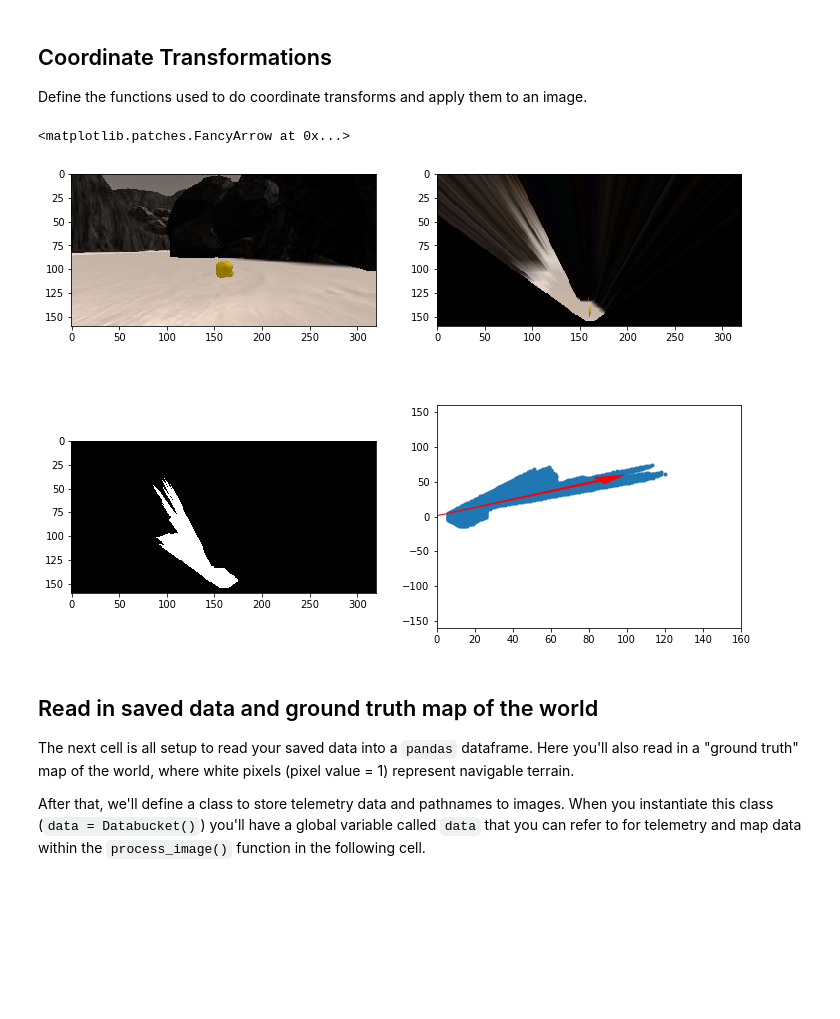
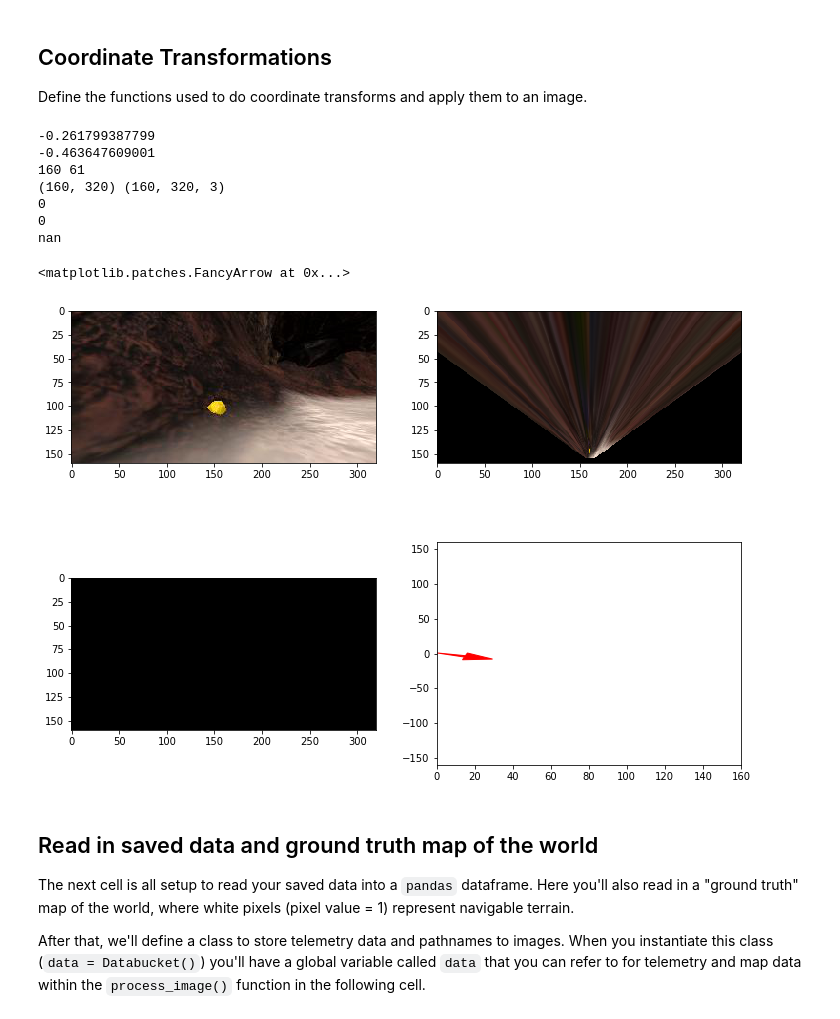
Before and after one commit to sbagadi/RoboND-Rover-Project, a Jupyter notebook: code/Rover_Project_Test_Notebook.ipynb, the cells around one changed output. Drawn from its saved outputs; the diff is of its cells as text; code cells hidden in the pictures; blank space fills up the shorter version.

```diff
--- a/code/Rover_Project_Test_Notebook.ipynb
+++ b/code/Rover_Project_Test_Notebook.ipynb
@@ -117,7 +123,7 @@ Define the color thresholding function from the lesson and apply it to the warpe
 # %%
 # Identify pixels above the threshold
 # Threshold of RGB > 160 does a nice job of identifying ground pixels only
-def color_thresh(img, rgb_thresh=(120, 100, -1)):
+def color_thresh(img, rgb_thresh=(160, 160, 160)):
     # Create an array of zeros same xy size as img, but single channel
     color_select = np.zeros_like(img[:,:,0])
     # Require that each pixel be above all three threshold values in RGB
@@ -142,7 +148,7 @@ plt.imshow(threshed, cmap='gray')
 # %%
 # Identify pixels in range.
 # Threshold of 120 < R < 220, 100 < G < 180 and -1 < B < 90 does a nice job of identifying rock samples
-def color_range(img, rgb_thresh_bottom=(120, 100, -1), rgb_thresh_top=(220, 180, 90)):
+def color_range(img, rgb_thresh_bottom=(125, 100, -1), rgb_thresh_top=(200, 180, 90)):
     # Create an array of zeros same xy size as img, but single channel
     color_select = np.zeros_like(img[:,:,0])
     # Requires that each pixel be in between the range for all three threshold values of RGB.
@@ -153,9 +159,14 @@ def color_range(img, rgb_thresh_bottom=(120, 100, -1), rgb_thresh_top=(220, 180,
 
     # Index the arry of zeros with the boolean array and set to 1
     color_select[in_range] = 1
+    print(len(in_range), np.count_nonzero(in_range))
+
+
     # Return the binary image
     return color_select
 
-rock_threshed = color_range(warped)
-plt.imshow(rock_threshed, cmap='gray')
+
+rock_threshed = color_range(rock_img)
+warped = perspect_transform(rock_threshed, source, destination)
+plt.imshow(warped, cmap='gray')
 # %% [output]
@@ -171,7 +210,7 @@ def rover_coords(binary_img):
     # Calculate pixel positions with reference to the rover position being at the
     # center bottom of the image.
     x_pixel = np.absolute(ypos - binary_img.shape[0]).astype(np.float)
-    y_pixel = -(xpos - binary_img.shape[0]).astype(np.float)
+    y_pixel = -(xpos - binary_img.shape[1]/2 ).astype(np.float)
     return x_pixel, y_pixel
 
 # Define a function to convert to radial coords in rover space
@@ -211,41 +250,65 @@ def pix_to_world(xpix, ypix, xpos, ypos, yaw, world_size, scale):
     xpix_tran, ypix_tran = translate_pix(xpix_rot, ypix_rot, xpos, ypos, scale)
     # Perform rotation, translation and clipping all at once
     x_pix_world = np.clip(np.int_(xpix_tran), 0, world_size - 1)
     y_pix_world = np.clip(np.int_(ypix_tran), 0, world_size - 1)
     # Return the result
     return x_pix_world, y_pix_world
 
 # Grab another random image
 # idx = np.random.randint(0, len(img_list)-1)
 # image = mpimg.imread(img_list[idx])
-image = rock_img
+image = pick_upable_rock_img
 warped = perspect_transform(image, source, destination)
 threshed = color_thresh(warped)
 
 # Calculate pixel values in rover-centric coords and distance/angle to all pixels
 xpix, ypix = rover_coords(threshed)
+
 dist, angles = to_polar_coords(xpix, ypix)
 mean_dir = np.mean(angles)
+# np.clip(np.max(angles * 180/np.pi) - 10, -15, 15)
+clip_angle = 15 * (np.pi / 180)
+max_dir = np.clip(np.max(angles) - (13 * np.pi / 180), -clip_angle, clip_angle)
+print(max_dir)
+print(np.max(angles))
+
+rock_threshed = color_range(image)
+rock_threshed = perspect_transform(rock_threshed, source, destination)
+rock_threshed[:, (int)(rock_threshed.shape[1] / 2)] = 0
+rock_xpix, rock_ypix = rover_coords(rock_threshed)
+print(rock_threshed.shape, image.shape)
+rock_distances, rock_angles  = to_polar_coords(rock_xpix, rock_ypix)
+is_near_rock = len(rock_distances) and np.mean(rock_distances) < 13
+print(is_near_rock)
+print(len(rock_distances))
+print(np.mean(rock_distances))
 
 # Do some plotting
 fig = plt.figure(figsize=(12,9))
 plt.subplot(221)
 plt.imshow(image)
 plt.subplot(222)
 plt.imshow(warped)
 plt.subplot(223)
-plt.imshow(threshed, cmap='gray')
+plt.imshow(rock_threshed, cmap='gray')
 plt.subplot(224)
-plt.plot(xpix, ypix, '.')
+plt.plot(rock_xpix, rock_ypix, '.')
 plt.ylim(-160, 160)
 plt.xlim(0, 160)
-arrow_length = 100
-x_arrow = arrow_length * np.cos(mean_dir)
-y_arrow = arrow_length * np.sin(mean_dir)
+arrow_length = np.mean(dist)
+x_arrow = arrow_length * np.cos(max_dir)
+y_arrow = arrow_length * np.sin(max_dir)
 plt.arrow(0, 0, x_arrow, y_arrow, color='red', zorder=2, head_width=10, width=2)
 # %% [output]
-<matplotlib.patches.FancyArrow at 0x...>
+-0.261799387799
+-0.463647609001
+160 61
+(160, 320) (160, 320, 3)
+0
+0
+nan
+<matplotlib.patches.FancyArrow at 0x...>
-[figure, old version]
+[figure, new version]
 # %% [markdown]
 ## Read in saved data and ground truth map of the world
 The next cell is all setup to read your saved data into a `pandas` dataframe.  Here you'll also read in a "ground truth" map of the world, where white pixels (pixel value = 1) represent navigable terrain.
```
Also changed, not shown: parts of 8 cells of this notebook, 4 other files.
